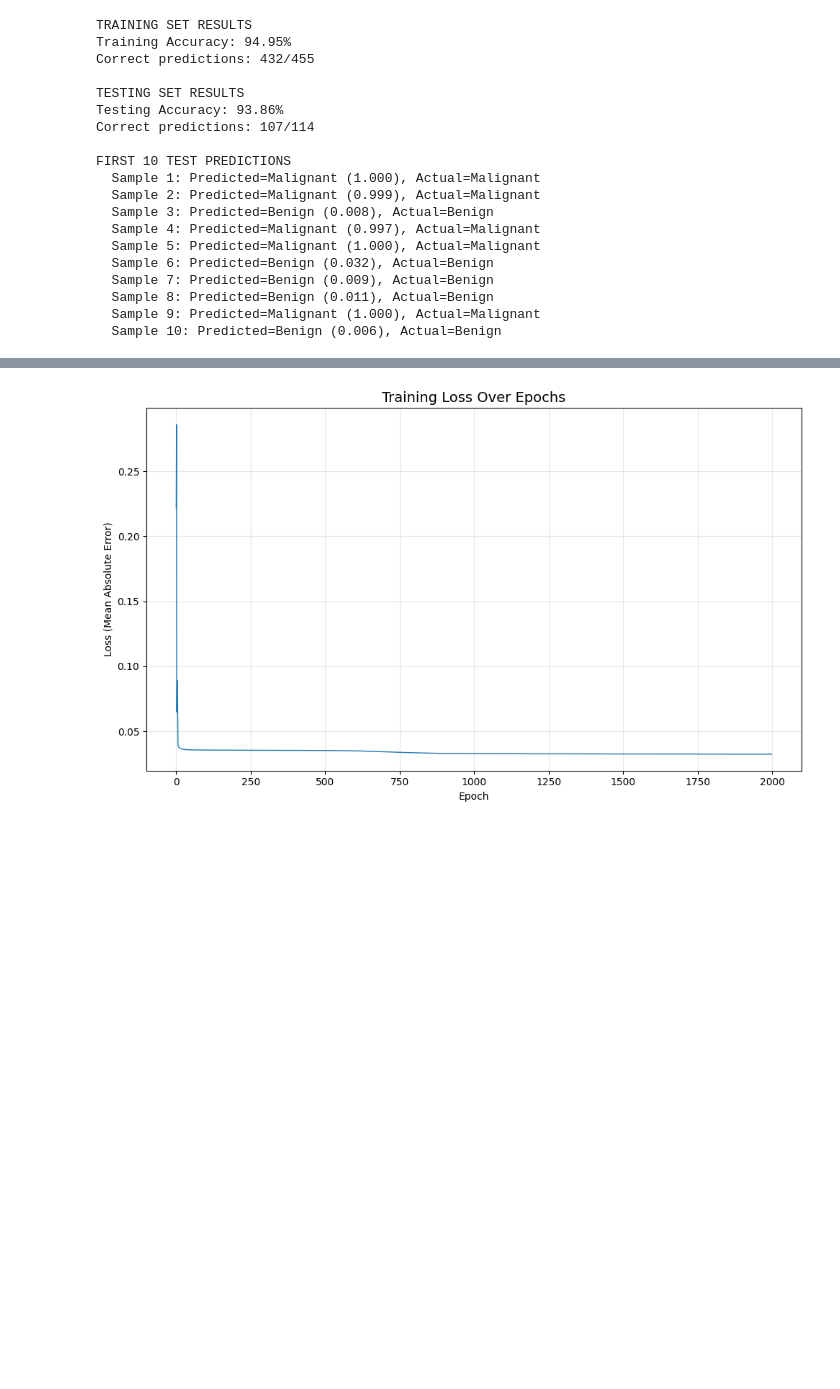
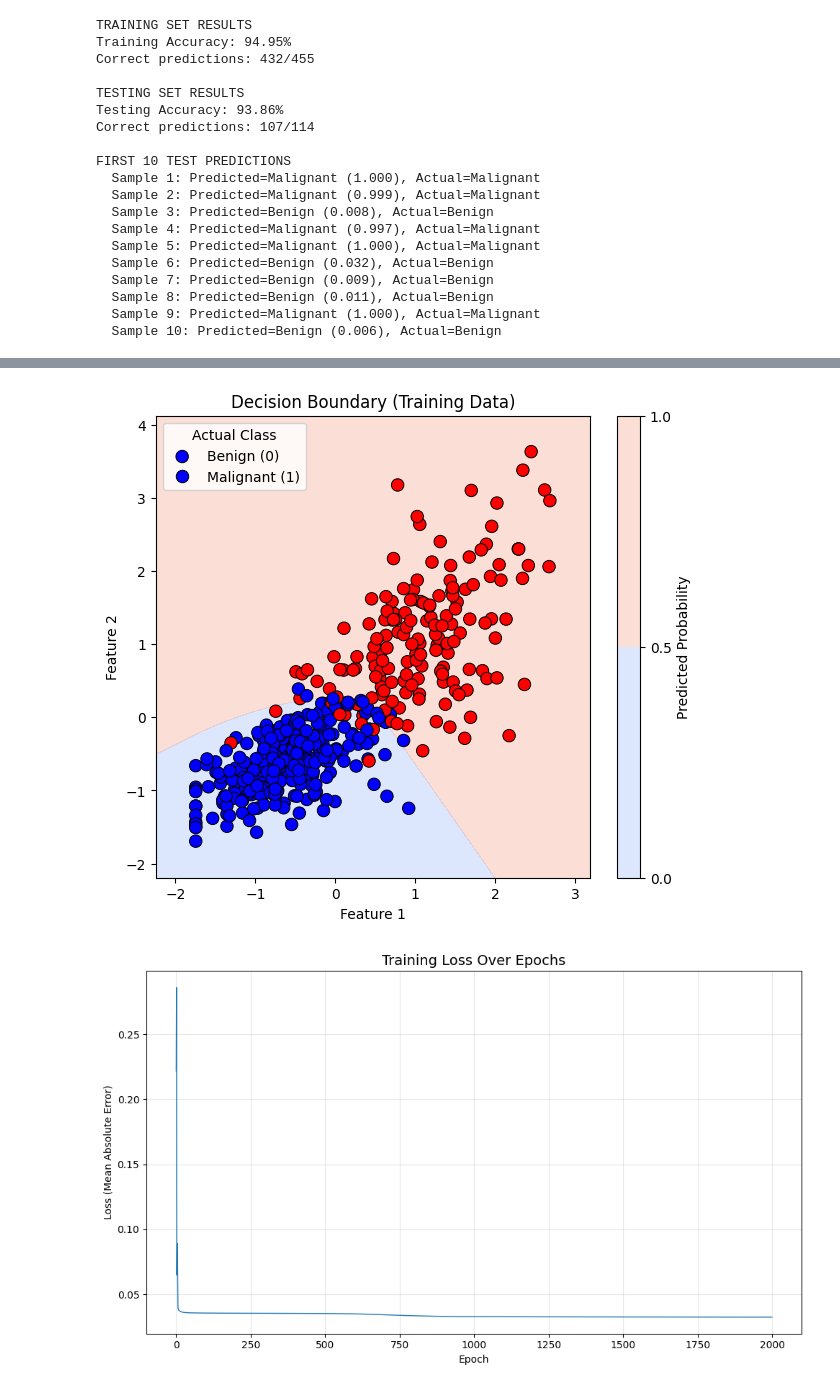
Before and after one commit to noneiann/CSC173Assignment1_Neural_Network_Tigley, a Jupyter notebook: neural_network_tigley.ipynb, the cells around one changed output, grey strips where cells are left out. Drawn from its saved outputs; the diff is of its cells as text; code cells hidden in the pictures; blank space fills up the shorter version.

Commit message:
added decision boundary

```diff
--- a/neural_network_tigley.ipynb
+++ b/neural_network_tigley.ipynb
@@ -331,4 +331,40 @@ plt.show()
 [figure]
+# %%
+# Decision Boundary
+# AI Assisted
+
+if X_train.shape[1] == 2:
+    # Create a grid of points covering the input feature space
+    x_min, x_max = X_train[:, 0].min() - 0.5, X_train[:, 0].max() + 0.5
+    y_min, y_max = X_train[:, 1].min() - 0.5, X_train[:, 1].max() + 0.5
+    xx, yy = np.meshgrid(np.arange(x_min, x_max, 0.01),
+                         np.arange(y_min, y_max, 0.01))
+
+    # Forward pass for each point in the grid
+    Z1 = np.dot(np.c_[xx.ravel(), yy.ravel()], weights_0) + b1
+    A1 = sigmoid(Z1)
+    Z2 = np.dot(A1, weights_1) + b2
+    A2 = sigmoid(Z2)
+    Z = A2.reshape(xx.shape)
+
+    # Plot decision boundary
+    plt.figure(figsize=(7, 6))
+    contour = plt.contourf(xx, yy, Z, levels=[0, 0.5, 1], alpha=0.3, cmap='coolwarm')
+    plt.colorbar(contour, label='Predicted Probability')
+
+    # Overlay actual training data
+    sns.scatterplot(x=X_train[:, 0], y=X_train[:, 1],
+                    hue=y_train.flatten(), palette=['blue', 'red'],
+                    edgecolor='k', s=80)
+    plt.title("Decision Boundary (Training Data)")
+    plt.xlabel("Feature 1")
+    plt.ylabel("Feature 2")
+    plt.legend(title="Actual Class", labels=["Benign (0)", "Malignant (1)"])
+    plt.show()
+else:
+    print("Decision boundary plot skipped (requires exactly 2 input features).")
+# %% [output]
+[figure, added]
 # %%
 # Plot training loss over epochs
 plt.figure(figsize=(10, 6))
```
Also changed, not shown: parts of 1 cell of this notebook, 3 other files.
